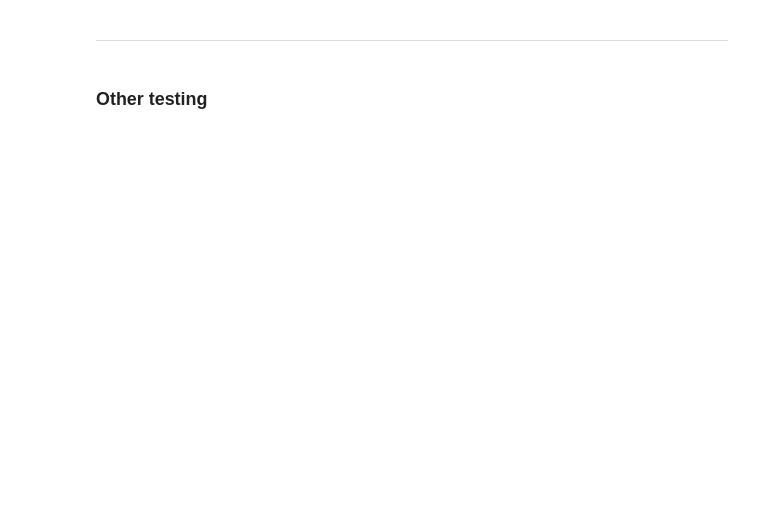
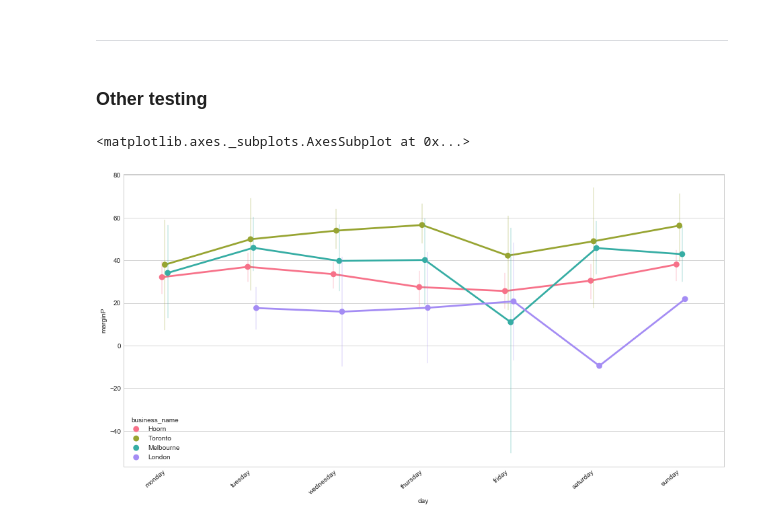
Before and after one commit to dirtyjackeen/GIT, a Jupyter notebook: 23_wt.ipynb, the cells around one changed output. Cells and saved outputs as stored; diff of their text form; code cells hidden in the pictures; blank space fills up the shorter version.

```diff
--- a/23_wt.ipynb
+++ b/23_wt.ipynb
@@ -565,3 +612,11 @@ ______
 # %%
 %%html
 <script src="https://cdn.rawgit.com/parente/4c3e6936d0d7a46fd071/raw/65b816fb9bdd3c28b4ddf3af602bfd6015486383/code_toggle.js"></script>
+# %%
+plt.pyplot.figure(figsize=(16,8))
+ja=sns.pointplot(x="day", y="marginP", hue="business_name", data=df_daily, order=order, palette="husl", dodge=True, errwidth=.4)
+ja.set_xticklabels(ja.get_xticklabels(), rotation=40, ha="right")
+ja
+# %% [output]
+<matplotlib.axes._subplots.AxesSubplot at 0x...>
+[figure, added]
```
Also changed, not shown: parts of 17 cells of this notebook.
